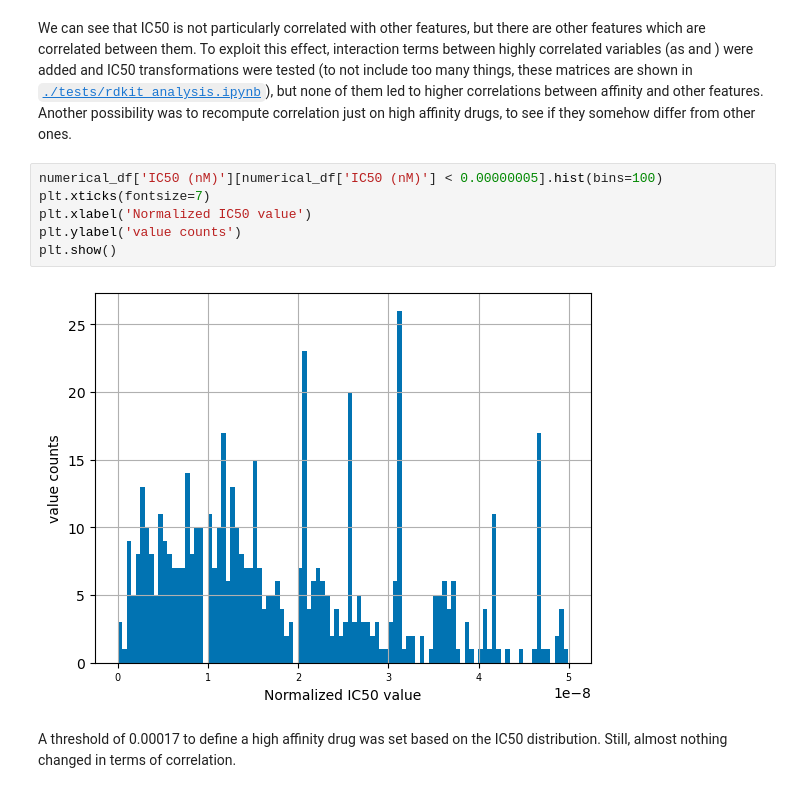
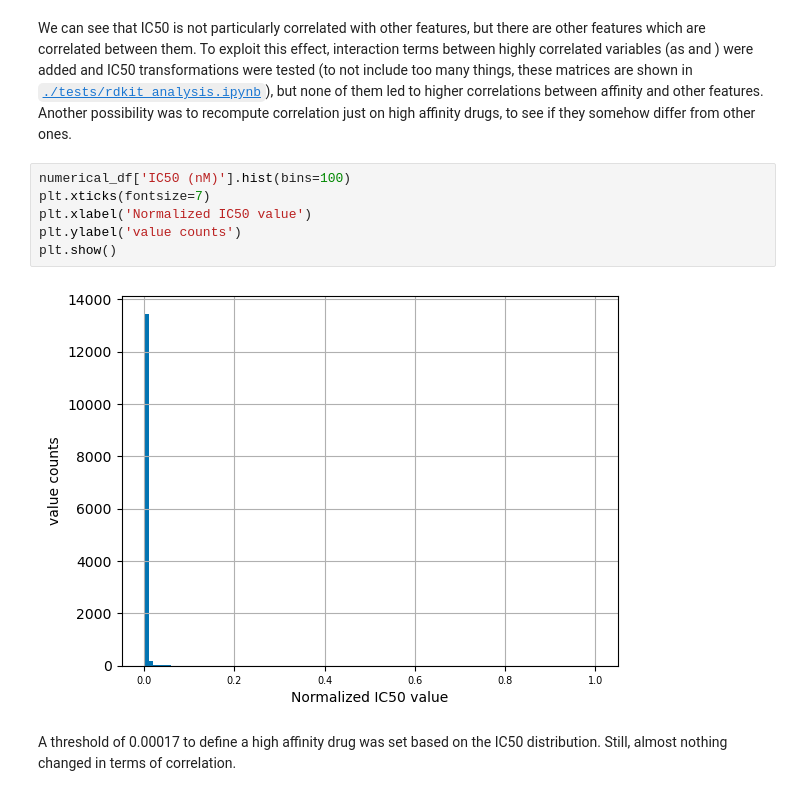
Before and after one commit to epfl-ada/ada-2024-project-adattatori, a Jupyter notebook: results - Copia.ipynb, the cells around one changed output. Saved outputs shown, nothing was run; the diff lists cells and outputs as text.

```diff
--- a/results - Copia.ipynb
+++ b/results - Copia.ipynb
@@ -406,13 +572,13 @@ corr1.style.background_gradient(cmap='coolwarm')
 # %% [markdown]
  We can see that IC50 is not particularly correlated with other features, but there are other features which are correlated between them. To exploit this effect, interaction terms between highly correlated variables (as and ) were added and IC50 transformations were tested (to not include too many things, these matrices are shown in [`./tests/rdkit_analysis.ipynb`](./tests/rdkit_analysis.ipynb)), but none of them led to higher correlations between affinity and other features. Another possibility was to recompute correlation just on high affinity drugs, to see if they somehow differ from other ones.
 # %%
-numerical_df['IC50 (nM)'][numerical_df['IC50 (nM)'] < 0.00000005].hist(bins=100)
+numerical_df['IC50 (nM)'].hist(bins=100)
 plt.xticks(fontsize=7)
 plt.xlabel('Normalized IC50 value')
 plt.ylabel('value counts')
 plt.show()
 # %% [output]
-[figure, old version]
+[figure, new version]
 # %% [markdown]
 A threshold of 0.00017 to define a high affinity drug was set based on the IC50 distribution. Still, almost nothing changed in terms of correlation.
 # %%
```
Also changed, not shown: parts of 75 cells of this notebook, 3 other files.
